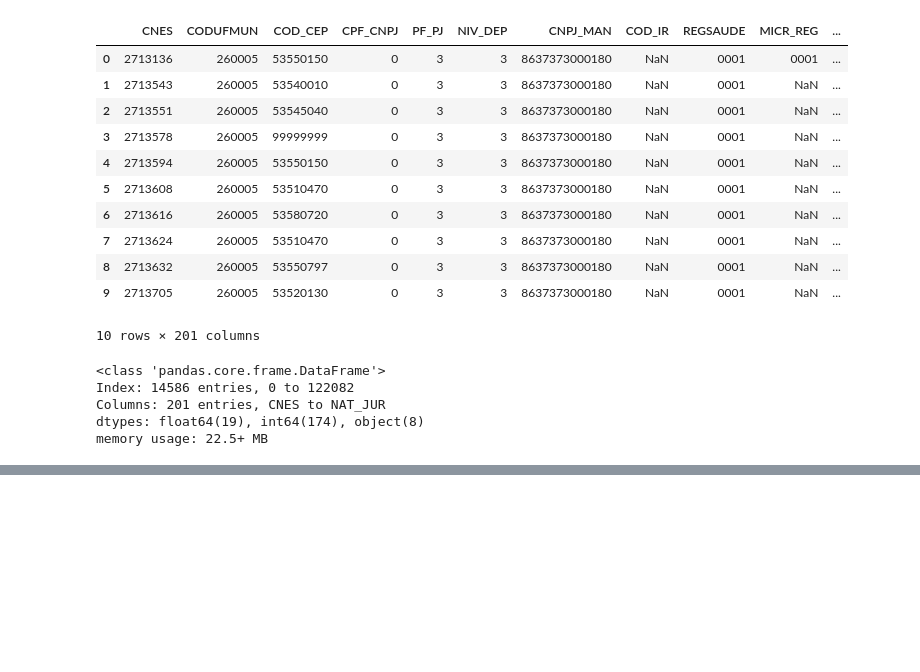
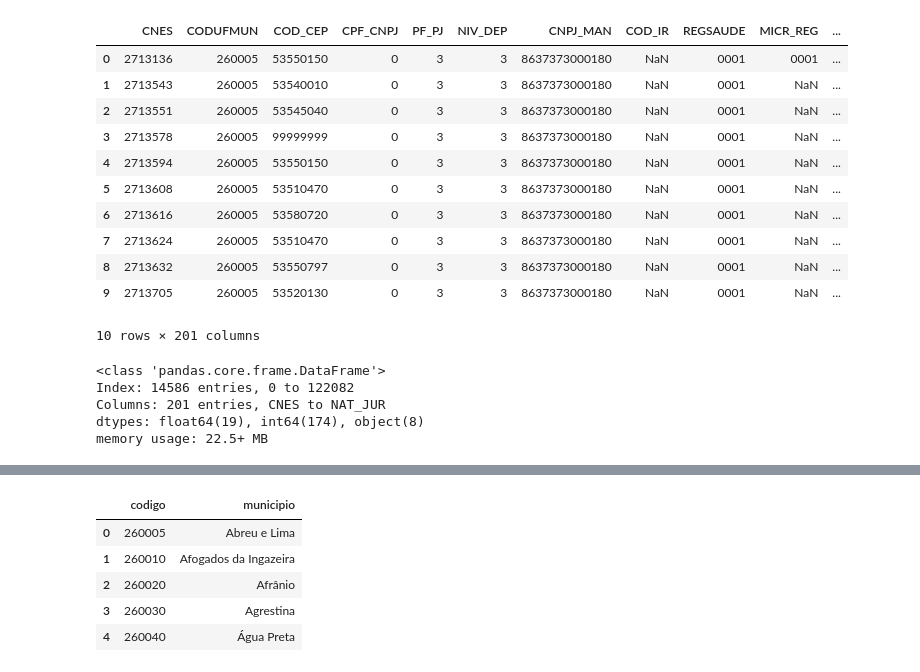
Before and after one commit to vinissmaciel/datasus_PE, a Jupyter notebook: analise.ipynb, the cells around one changed output, grey strips where cells are left out. Cells and saved outputs as stored; diff of their text form; code cells hidden in the pictures; blank space fills up the shorter version.

Commit message:
[ADD] csv municipios tratados

```diff
--- a/analise.ipynb
+++ b/analise.ipynb
@@ -249,0 +252,2 @@ df_cnes_unique.to_csv('CNES_unique.csv', index=False)
+# %%
+df_munic = pd.read_csv('data/municipios.csv', encoding='ISO-8859-1')
@@ -249,0 +263,3 @@ df_cnes_unique.to_csv('CNES_unique.csv', index=False)
+# %%
+df_munic = df_munic.iloc[3:].reset_index(drop=True)
+df_munic.head(5)
@@ -249,0 +273,18 @@ df_cnes_unique.to_csv('CNES_unique.csv', index=False)
+# %%
+# 1. Cria as novas colunas 'codigo' e 'municipio' no DataFrame df_munic
+#    extraindo os dados da coluna 'Indicadores Municipais'.
+df_munic[['codigo', 'municipio']] = df_munic['Indicadores Municipais'].str.extract(r'^(\d+)\s(.*);.*$')
+
+# 2. Remove a coluna original 'Indicadores Municipais' de df_munic,
+#    pois os dados dela já foram separados.
+df_munic = df_munic.drop(columns=['Indicadores Municipais'])
+
+# Opcional: para visualizar o resultado
+df_munic.head()
+# %% [output]
+|  | codigo | municipio |
+| 0 | 260005 | Abreu e Lima |
+| 1 | 260010 | Afogados da Ingazeira |
+| 2 | 260020 | Afrânio |
+| 3 | 260030 | Agrestina |
+| 4 | 260040 | Água Preta |
```
Also changed, not shown: parts of 4 cells of this notebook, 1 other file.
